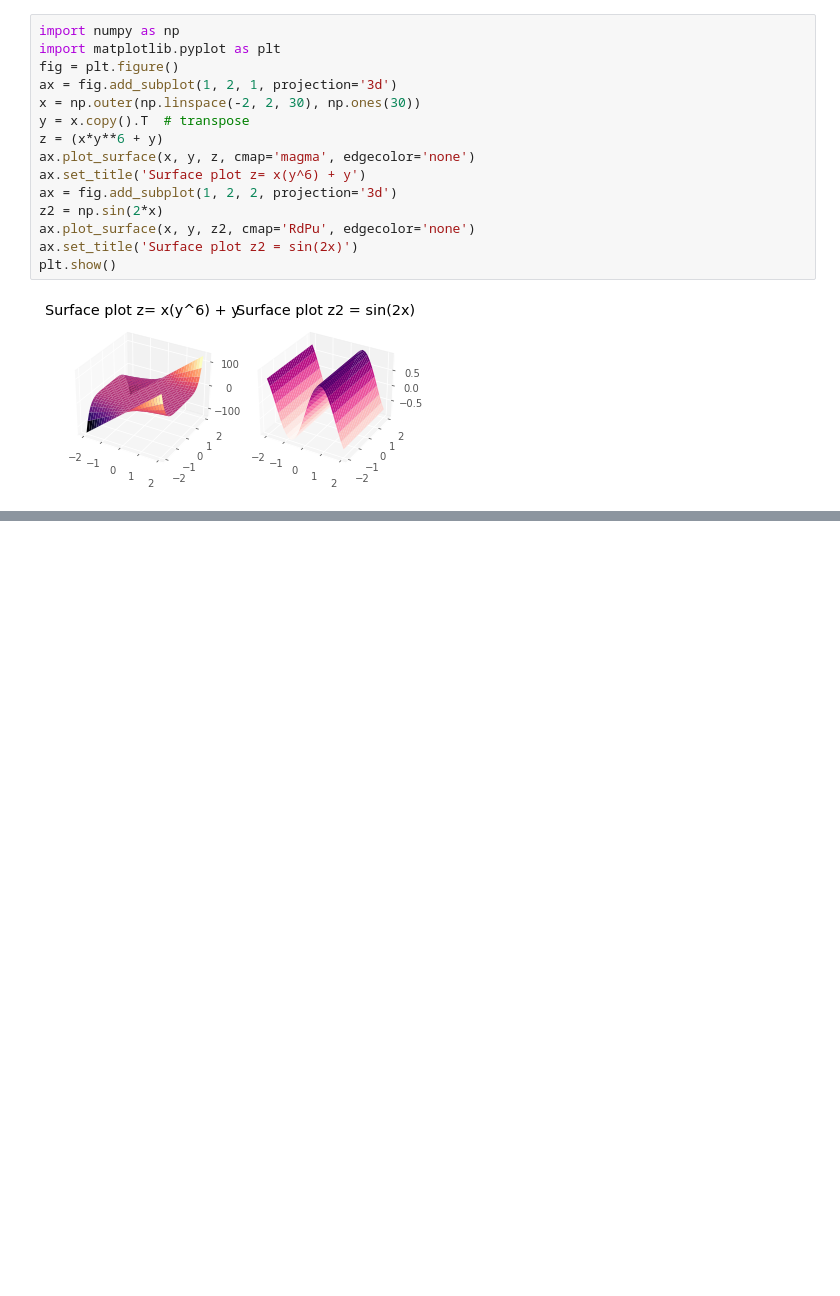
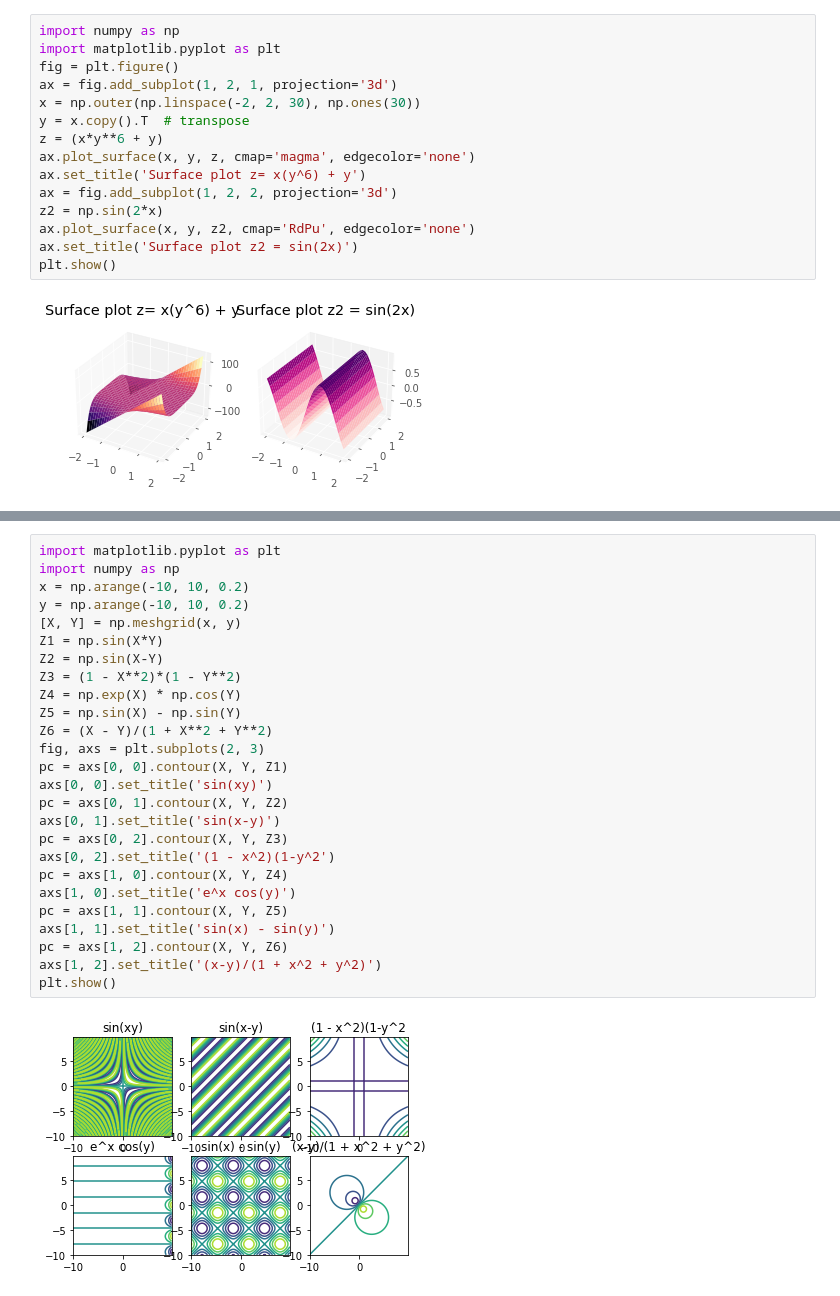
Before and after one commit to 4bdul4ziz/Jupyter-Lab, a Jupyter notebook: meth.ipynb, the cells around one changed output, grey strips where cells are left out. Cells and saved outputs as stored; diff of their text form; blank space fills up the shorter version.

```diff
--- a/meth.ipynb
+++ b/meth.ipynb
@@ -184,0 +216,28 @@ plt.show()
+# %%
+import matplotlib.pyplot as plt
+import numpy as np
+x = np.arange(-10, 10, 0.2)
+y = np.arange(-10, 10, 0.2)
+[X, Y] = np.meshgrid(x, y)
+Z1 = np.sin(X*Y)
+Z2 = np.sin(X-Y)
+Z3 = (1 - X**2)*(1 - Y**2)
+Z4 = np.exp(X) * np.cos(Y)
+Z5 = np.sin(X) - np.sin(Y)
+Z6 = (X - Y)/(1 + X**2 + Y**2)
+fig, axs = plt.subplots(2, 3)
+pc = axs[0, 0].contour(X, Y, Z1)
+axs[0, 0].set_title('sin(xy)')
+pc = axs[0, 1].contour(X, Y, Z2)
+axs[0, 1].set_title('sin(x-y)')
+pc = axs[0, 2].contour(X, Y, Z3)
+axs[0, 2].set_title('(1 - x^2)(1-y^2')
+pc = axs[1, 0].contour(X, Y, Z4)
+axs[1, 0].set_title('e^x cos(y)')
+pc = axs[1, 1].contour(X, Y, Z5)
+axs[1, 1].set_title('sin(x) - sin(y)')
+pc = axs[1, 2].contour(X, Y, Z6)
+axs[1, 2].set_title('(x-y)/(1 + x^2 + y^2)')
+plt.show()
+# %% [output]
+[figure, added]
```
Also changed, not shown: parts of 5 cells of this notebook.
